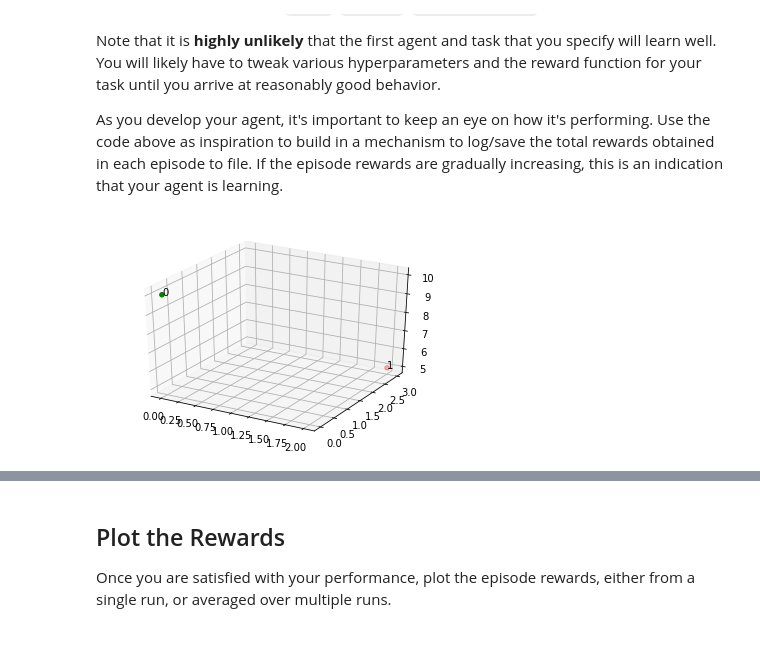
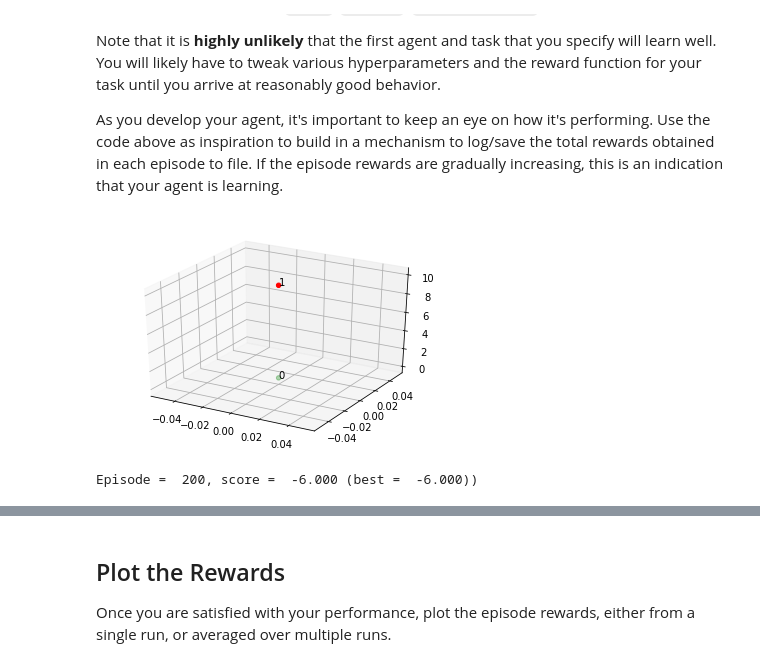
Before and after one commit to danielblignaut/ddpg-teach-a-quadcopter-to-fly, a Jupyter notebook: Quadcopter_Project.ipynb, the cells around one changed output, grey strips where cells are left out. Drawn from its saved outputs; the diff is of its cells as text; code cells hidden in the pictures.

Commit message:
add greedy agent variable

```diff
--- a/Quadcopter_Project.ipynb
+++ b/Quadcopter_Project.ipynb
@@ -345,12 +360,11 @@ for point in checkpoints :
     results_checkpoints['z'].append(point[2])
     results_checkpoints['color'].append(point[3])
 # %%
-num_episodes = 100
-target_pos = np.array([2., 3., 5.])
-task = Task(target_pos=target_pos)
-agent = PolicySearch_Agent(task)
-best_episode_index=0
-best_score = -np.inf
+target_pos = np.array([0,0,10.])
+runtime = 20.
+init_pose = np.array([0., 0., 0., 0., 0., 0.])  # initial pose
+task = Task(target_pos=target_pos, runtime=runtime,init_pose=init_pose)
+
 #add our checkpoint & data variables
 ddpg_task_data = pd.DataFrame(columns=data_labels)
 ddpg_task_checkpoints = pd.DataFrame(columns=checkpoint_labels)
@@ -365,10 +379,10 @@ ddpg_task_data_output = 'ddpg_task_data.txt'
 # %%
 from mpl_toolkits.mplot3d import Axes3D
 fig = plt.figure()
 ax = fig.add_subplot(111, projection='3d')
-ax.scatter(np.array(results_checkpoints['x']), np.array(results_checkpoints['y']), np.array(results_checkpoints['z']), c=np.array(results_checkpoints['color']))
+ax.scatter(ddpg_task_checkpoints['x'], ddpg_task_checkpoints['y'], ddpg_task_checkpoints['z'], c=ddpg_task_checkpoints['color'])
 
-for i in range(len(results_checkpoints['x'])) :
-    ax.text(results_checkpoints['x'][i], results_checkpoints['y'][i], results_checkpoints['z'][i], str(i))
+for i in range(len(ddpg_task_checkpoints.index)) :
+    ax.text(ddpg_task_checkpoints['x'][i], ddpg_task_checkpoints['y'][i], ddpg_task_checkpoints['z'][i], str(i))
 # %% [output]
-[figure, old version]
+[figure, new version]
@@ -379,0 +389,31 @@ agent = DDPG(task)
+# %%
+## TODO: Train your agent here.
+from agents.agent import DDPG
+
+agent = DDPG(task)
+
+best_episode_index=0
+best_score = -np.inf
+
+num_episodes = 200
+for i_episode in range(1, num_episodes+1):
+    state = agent.reset_episode() # start a new episode
+    while True:
+        action = agent.act(state)
+        next_state, reward, done = task.step(action)
+        agent.step(action, reward, next_state, done)
+        state = next_state
+
+        to_write = [int(i_episode)] + [task.sim.time] + list(task.sim.pose) + list(task.sim.v) + list(task.sim.angular_v) + list(rotor_speeds)
+        ddpg_task_data = ddpg_task_data.append(pd.Series(to_write, index=ddpg_task_data.columns), ignore_index=True)
+
+        if(agent.score > best_score) :
+            best_episode = int(i_episode)
+
+        if done:
+            print("\rEpisode = {:4d}, score = {:7.3f} (best = {:7.3f})".format(
+                i_episode, agent.score, agent.best_score), end="")  # [debug]
+            break
+    sys.stdout.flush()
+# %% [output]
+Episode =  200, score =  -6.000 (best =  -6.000))
```
Also changed, not shown: parts of 16 cells of this notebook, 8 other files.
